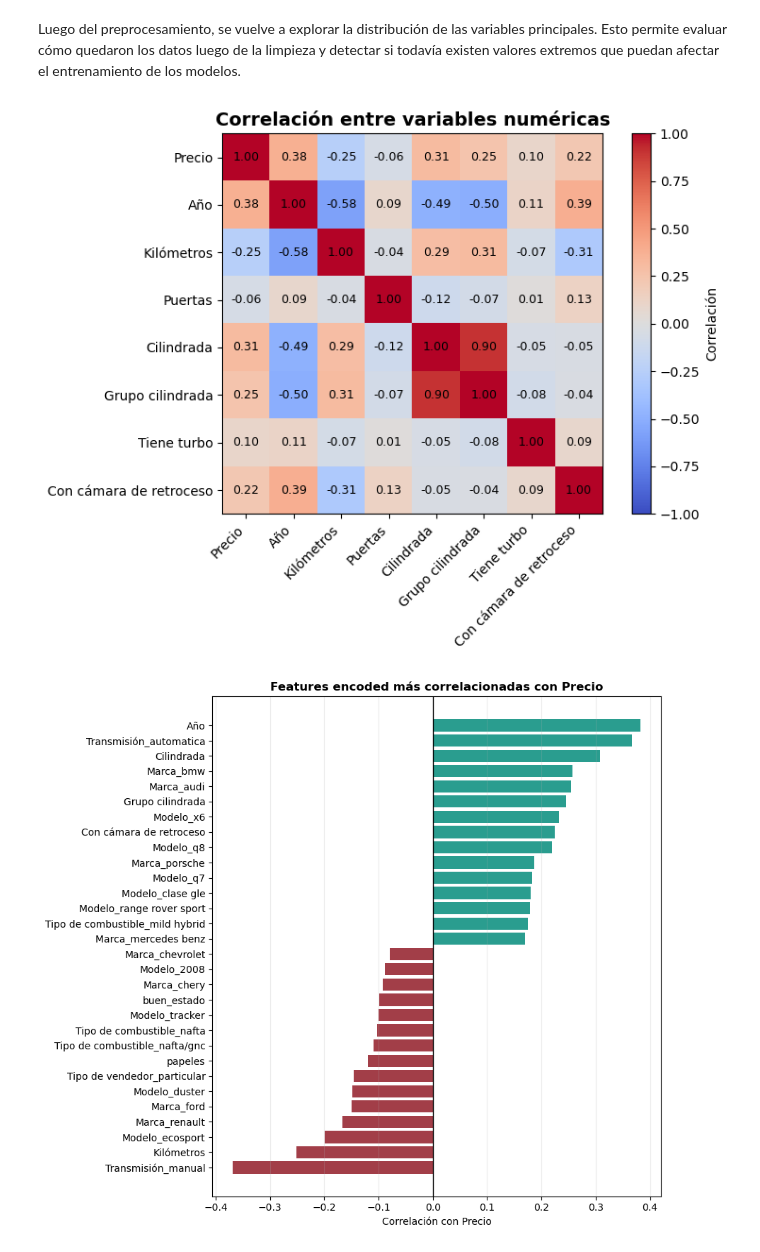
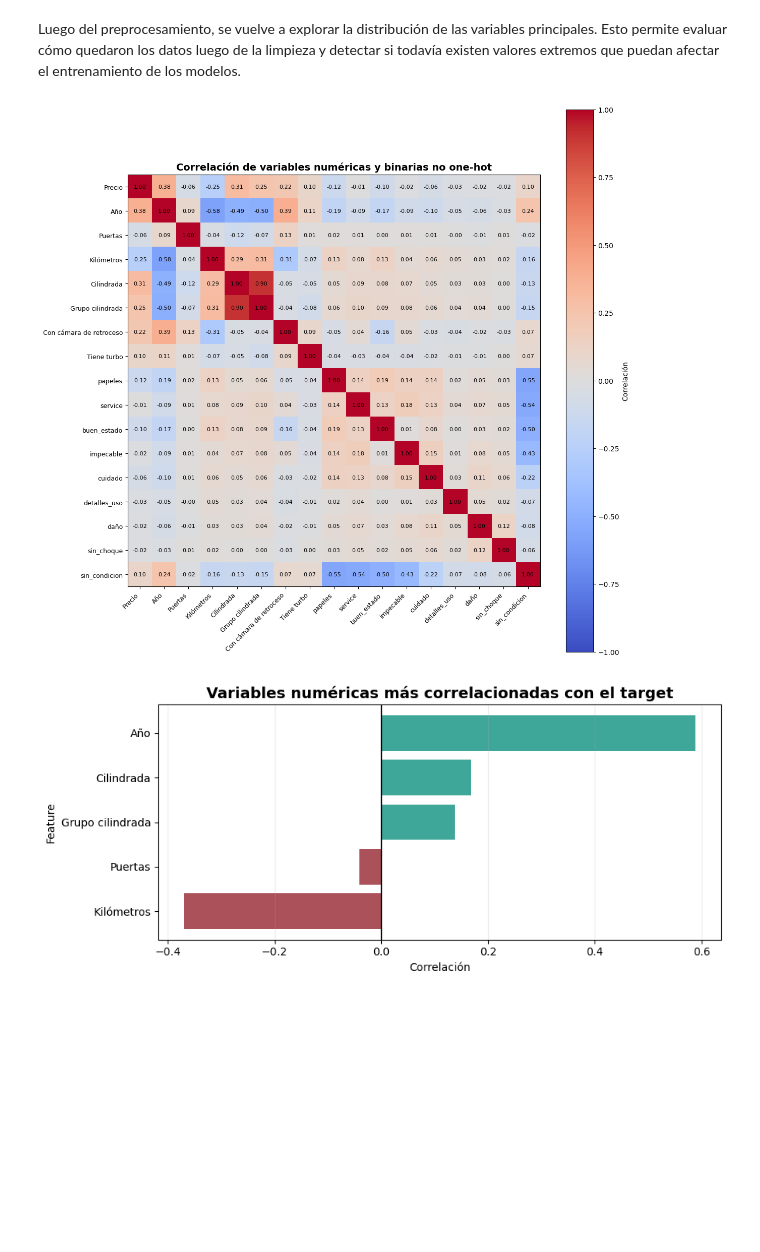
Before and after one commit to abrildiaco/TP_Final_ML, a Jupyter notebook: notebooks/eda.ipynb, the cells around one changed output. Saved outputs shown, nothing was run; the diff lists cells and outputs as text; code cells hidden in the pictures; blank space fills up the shorter version.

```diff
--- a/notebooks/eda.ipynb
+++ b/notebooks/eda.ipynb
@@ -1263,73 +1257,29 @@ Post-preprocessing EDA
 # %% [markdown]
 Luego del preprocesamiento, se vuelve a explorar la distribución de las variables principales. Esto permite evaluar cómo quedaron los datos luego de la limpieza y detectar si todavía existen valores extremos que puedan afectar el entrenamiento de los modelos.
 # %%
-# Post-one-hot checks
-# Here the goal is less interpretative and more model-oriented.
-import matplotlib.pyplot as plt
+train_encoded = visual.build_plot_dataset(X_train_encoded, y_train)
 
-train_encoded = X_train_encoded.copy()
-train_encoded["Precio"] = y_train.values
-
-numeric_cols = [
-    "Precio",
-    "Año",
-    "Kilómetros",
-    "Puertas",
-    "Cilindrada",
-    "Grupo cilindrada",
-    "Tiene turbo",
-    "Con cámara de retroceso",
-]
-
-numeric_cols = [col for col in numeric_cols if col in train_encoded.columns]
-
-visual.plot_numeric_correlation_heatmap(
+visual.plot_numeric_and_binary_correlation_heatmap(
     train_encoded,
-    numeric_cols=numeric_cols,
-    add_log_price=True,
+    title="Correlación de variables numéricas y binarias no one-hot",
 )
 
-encoded_corr = (
-    train_encoded
-    .select_dtypes(include="number")
-    .corr(numeric_only=True)["Precio"]
-    .drop("Precio")
-    .dropna()
-    .sort_values()
+numeric_corr_table = visual.plot_top_target_correlations(
+    train_encoded,
+    feature_type="numeric",
+    top_n=20,
+    title="Variables numéricas más correlacionadas con el target",
 )
 
-top_negative = encoded_corr.head(15)
-top_positive = encoded_corr.tail(15)
-
-corr_plot = pd.concat([top_negative, top_positive])
-
-plt.figure(figsize=(9, 8))
-colors = ["#A23E48" if value < 0 else "#2A9D8F" for value in corr_plot.values]
-
-plt.barh(corr_plot.index, corr_plot.values, color=colors)
-plt.axvline(0, color="black", linewidth=1)
-plt.title("Features encoded más correlacionadas con Precio", fontweight="bold")
-plt.xlabel("Correlación con Precio")
-plt.grid(axis="x", alpha=0.25)
-plt.tight_layout()
-plt.show()
-
-dummy_cols = [
-    col for col in train_encoded.columns
-    if "_" in col and col != "Precio"
-]
-
-dummy_frequency = (
-    train_encoded[dummy_cols]
-    .mean()
-    .sort_values(ascending=False)
-    .rename("frequency")
-    .reset_index()
-    .rename(columns={"index": "feature"})
+all_corr_table = visual.plot_top_target_correlations(
+    train_encoded,
+    feature_type="both",
+    top_n=25,
+    title="Features más correlacionadas con el target",
 )
 
-display(dummy_frequency.head(20))
-display(dummy_frequency.tail(20))
+display(numeric_corr_table.head(20))
+display(all_corr_table.head(25))
 # %% [output]
-[figure, old version]
+[figure, new version]
-[figure, old version]
+[figure, new version]
```
Also changed, not shown: parts of 3 cells of this notebook, 1 other file.
